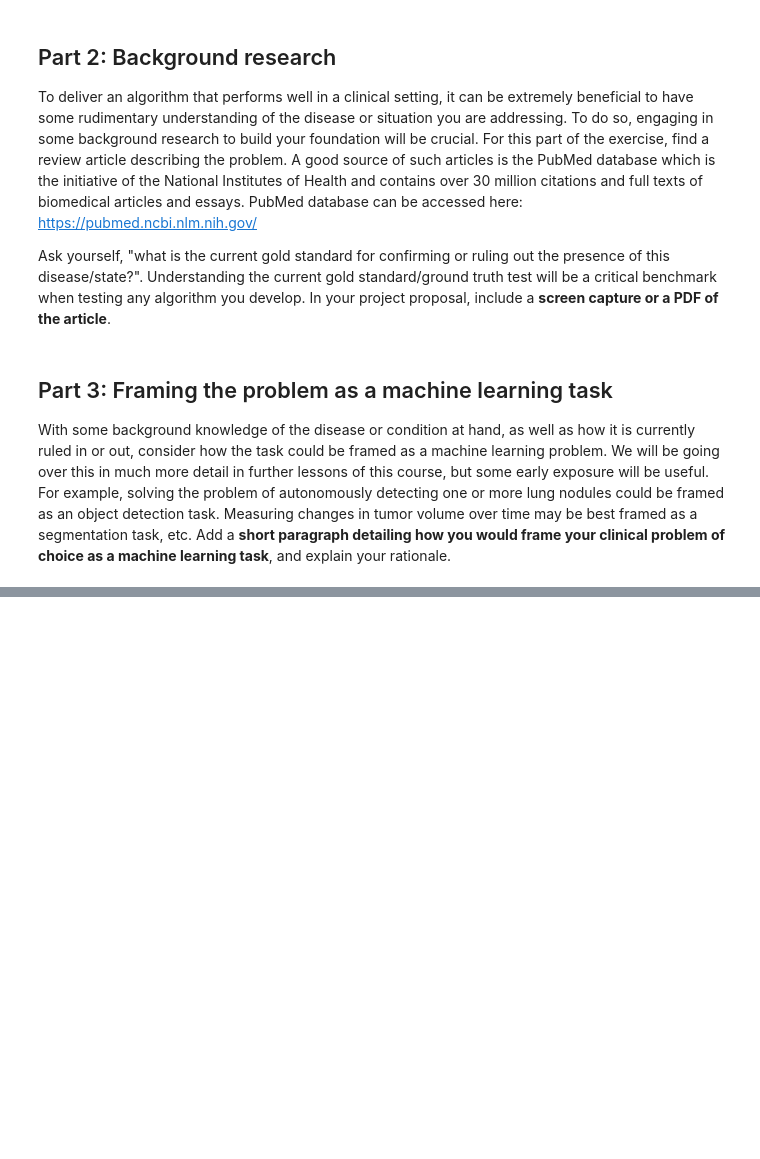
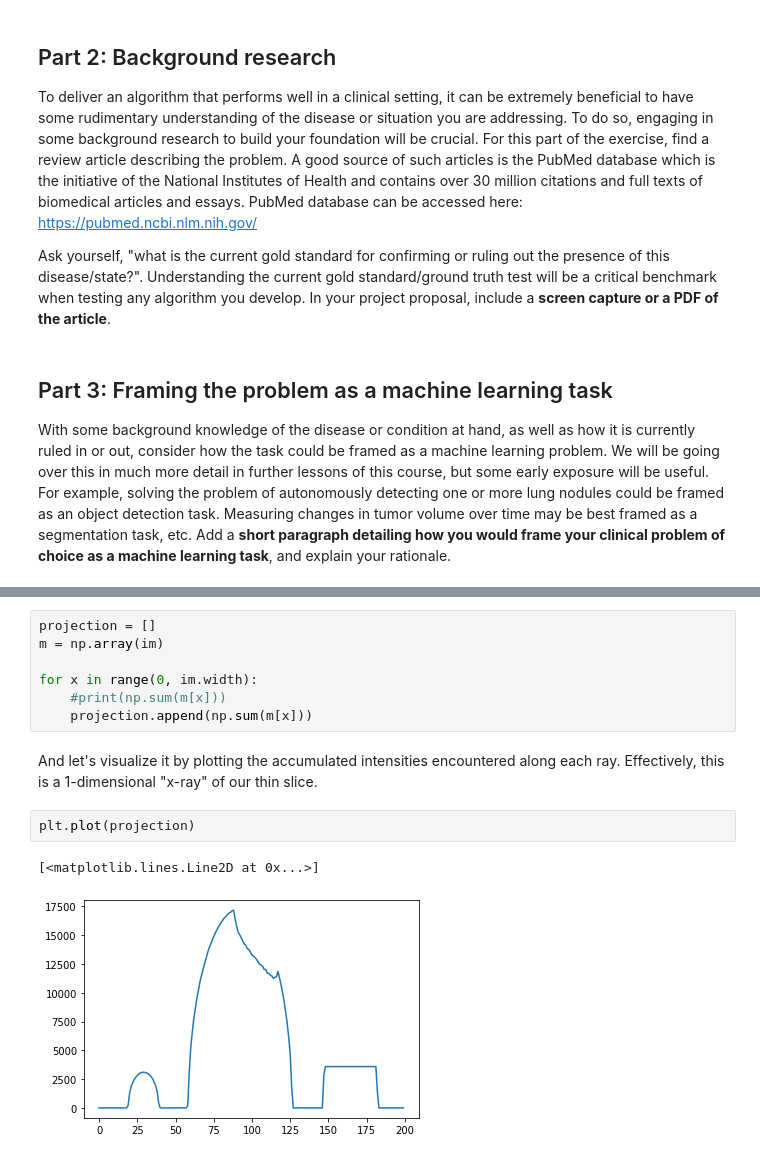
Before and after one commit to c3Zor/imaging, a Jupyter notebook: Untitled.ipynb, the cells around one changed output, grey strips where cells are left out. Cells and saved outputs as stored; diff of their text form; blank space fills up the shorter version.

```diff
--- a/Untitled.ipynb
+++ b/Untitled.ipynb
@@ -135,0 +194,14 @@ With some background knowledge of the disease or condition at hand, as well as h
+# %%
+projection = []
+m = np.array(im)
+
+for x in range(0, im.width):
+    #print(np.sum(m[x]))
+    projection.append(np.sum(m[x]))
+# %% [markdown]
+And let's visualize it by plotting the accumulated intensities encountered along each ray. Effectively, this is a 1-dimensional "x-ray" of our thin slice.
+# %%
+plt.plot(projection)
+# %% [output]
+[<matplotlib.lines.Line2D at 0x...>]
+[figure, added]
```
Also changed, not shown: parts of 31 cells of this notebook, 9 other files.
